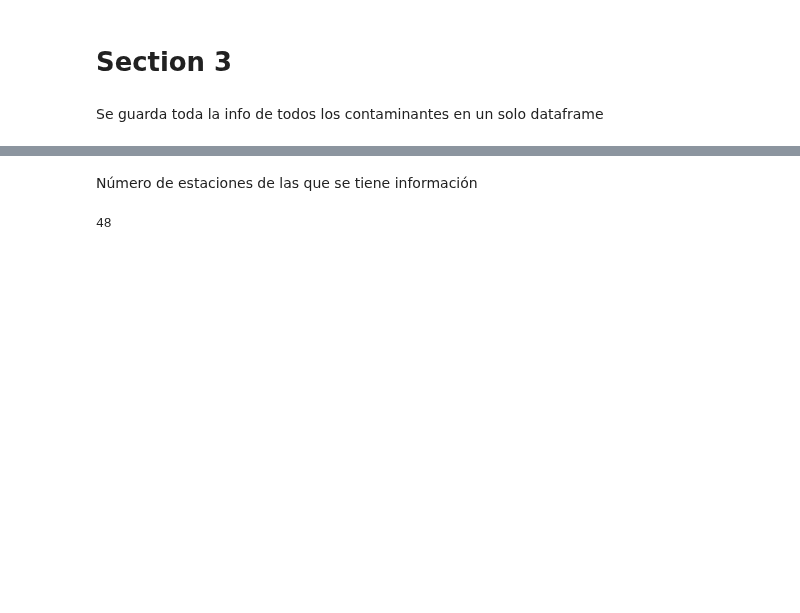
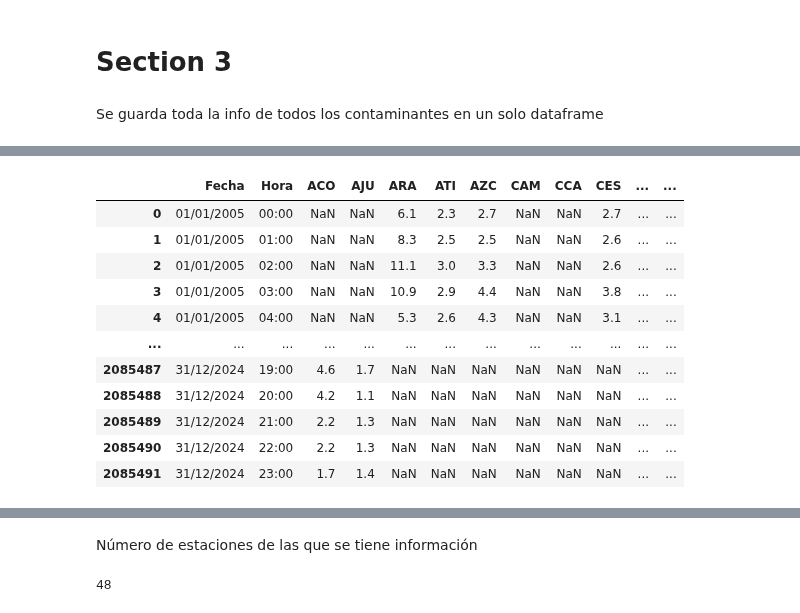
Before and after one commit to vlegaria/air_pollution, a Jupyter notebook: preprocessing_airpollution_data/correccion_archivos_aireSalud.ipynb, the cells around one changed output, grey strips where cells are left out. Saved outputs shown, nothing was run; the diff lists cells and outputs as text; code cells hidden in the pictures; blank space fills up the shorter version.

```diff
--- a/preprocessing_airpollution_data/correccion_archivos_aireSalud.ipynb
+++ b/preprocessing_airpollution_data/correccion_archivos_aireSalud.ipynb
@@ -12,7 +13,7 @@ Se crean las carpetas en blanco para guardar los nuevos archivos modificados
 # %%
 #Crear carpetas en blanco
 
-dir = "datos_Modificados"
+dir = "Datos_modificados"
 if not os.path.exists(dir):
     os.makedirs(dir)
 
@@ -21,8 +22,8 @@ for pollutant in pollutants:
     pollutant_path = os.path.join(dir, pollutant)
     print(pollutant_path)
     os.makedirs(pollutant_path)
-    year = 2024
-    for y in range(1):
+    year = 2005
+    for y in range(19):
         year_path = os.path.join(pollutant_path, str(year+y))
         os.makedirs(year_path)
         print(year, year_path, y)
@@ -82,9 +83,9 @@ def delete_rows(dir, new_dir, file_path):
 # %% [markdown]
 Se cambia el nombre de todos los archivos descargados (todos dicen Promedio_contaminanteX), por el nombre del contaminante_el mes_año
 # %%
-dir = "datos_Modificados/"
+dir = "Datos_modificados/"
 #dir = "Datos Aire y Salud/"
-new_dir = "datos_Modificados/"
+new_dir = "Datos_modificados/"
 
 
 for actual_folder, folders, files in os.walk(dir):
@@ -94,6 +95,7 @@ for actual_folder, folders, files in os.walk(dir):
             sub_folders = file_path.split("/")
             sub_folders = sub_folders[len(sub_folders)-1].split("\\")
             variable = sub_folders[len(sub_folders)-3]
+            variable = variable.replace(".","")
             year = sub_folders[len(sub_folders)-2]
             print(file_path, variable, year)
 
@@ -106,10 +108,12 @@ for actual_folder, folders, files in os.walk(dir):
                 new_path = new_path[0]
                 new_path = shutil.copy(file_path, new_path)
                 dataframe = pd.read_csv(new_path)
-            if file_name.startswith("Promedio"):
+            #if file_name.startswith("Promedio"):
+            if True:
                 months = {"01":"JAN", "02":"FEB", "03":"MAR", "04":"APR", "05":"MAY", "06":"JUN", "07":"JUL", "08":"AUG", "09":"SEP", "10":"OCT", "11":"NOV", "12":"DEC"}
+                dataframe['Fecha'] = dataframe['Fecha'].str.replace('-', '/')
                 date = dataframe.iloc[0].Fecha
-                num_month = date.split("-")
+                num_month = date.split("/")
                 month = months[num_month[1]]
 
                 new_name = os.path.join(new_dir,variable)
@@ -236,44 +214,43 @@ Se guarda toda la info de todos los contaminantes en un solo dataframe
 dir = "Archivos_contaminantes_juntas"
 dir2 = "Archivos_contaminantes_juntas2"
 #final_filename = "data_31May_2024_all_stations.csv"
-final_filename = "data_oct_dic_2024_all_stations.csv"
+#final_filename = "data_oct_dic_2024_all_stations.csv"
+final_filename = "data_2005_dic2024_all_stations.csv"
 if not os.path.exists(dir2):
     os.makedirs(dir2)
 
 files = os.listdir(dir)
 dataframes = []
 for file_name in files:
-    file_dir = os.path.join(dir, file_name)
-    df = pd.read_csv(file_dir, low_memory=False)
-    df.replace('nr', np.nan, inplace=True)
-    columns = df.columns
-    for column in columns:
-        if 'Unnamed' in column:
-            df = df.drop(column, axis=1)
-    df['Fecha'] = df['Fecha'].str.replace('/', '-')
-    df[['dia', 'mes', 'year']] = df['Fecha'].str.split('-', expand=True)     #separamos la fecha para poder unirla con la hora
-    df['Hora'] = df['Hora'].replace(24, 0)  #cambiamos las 24 horas por las 0 horas
-    # Convertir la columna 'horas' al formato de tiempo de Pandas
-    df['Hora'] = pd.to_datetime(df['Hora'], unit='h')
-    # Formatear la columna 'horas' en el formato deseado
-    df['Hora'] = df['Hora'].dt.strftime('%H:%M')
-    df["fecha_hora"] = df['year'] + "/"+df['mes'] +"/"+df["dia"]+" "+df["Hora"]
-    df= df.sort_values(by='fecha_hora')
+	file_dir = os.path.join(dir, file_name)
+	df = pd.read_csv(file_dir, low_memory=False)
+	df.replace('nr', np.nan, inplace=True)
+	columns = df.columns
+	for column in columns:
+		if 'Unnamed' in column:
+			df = df.drop(column, axis=1)
+	df['Fecha'] = df['Fecha'].str.replace('-', '/')
+	df[['dia', 'mes', 'year']] = df['Fecha'].str.split('/', expand=True)     #separamos la fecha para poder unirla con la hora
+	df['Hora'] = pd.to_datetime(df['Hora'], unit='h')
+	df['Hora'] = df['Hora'] - timedelta(hours=1)
+	# Formatear la columna 'horas' en el formato deseado
+	df['Hora'] = df['Hora'].dt.strftime('%H:%M')
+	df['fecha_hora'] = df["year"].astype(str) +"/"+ df["mes"].astype(str)+"/"+df["dia"].astype(str) + ' ' + df['Hora'].astype(str)
+	pollutant = file_name.split(".")[0]
+	df["pollutant"] = pollutant
+	columna_especifica="fecha_hora"
+	# Verificar si la columna tiene valores NaN
+	tiene_nan = df[columna_especifica].isnull().any()
+	# Mostrar el resultado
+	if tiene_nan:
+		print(f"{pollutant}. La columna '{columna_especifica}' tiene valores NaN.")
+	else:
+		print(f"{pollutant}. La columna '{columna_especifica}' no tiene valores NaN.")
 
-    df["pollutant"] = file_name.split(".")[0]
-    columna_especifica="fecha_hora"
-    # Verificar si la columna tiene valores NaN
-    tiene_nan = df[columna_especifica].isnull().any()
-
-    # Mostrar el resultado
-    if tiene_nan:
-        print(f"La columna '{columna_especifica}' tiene valores NaN.")
-    else:
-        print(f"La columna '{columna_especifica}' no tiene valores NaN.")
-
-    file_dir2 = os.path.join(dir2, file_name)
-    df.to_csv(file_dir2, index=False)
-    dataframes.append(df)
+	df.reset_index(drop=True, inplace=True)
+	file_dir2 = os.path.join(dir2, file_name)
+	df.to_csv(file_dir2, index=False)
+	dataframes.append(df)
 df_final = pd.concat(dataframes, ignore_index=False, sort=False)
 df_final.to_csv(final_filename, index=False)
 df = pd.read_csv(final_filename)
@@ -289,0 +276,12 @@ La columna 'fecha_hora' no tiene valores NaN.
+|  | Fecha | Hora | ACO | AJU | ARA | ATI | AZC | CAM | CCA | CES | ... | ... |
+| 0 | 01/01/2005 | 00:00 | NaN | NaN | 6.1 | 2.3 | 2.7 | NaN | NaN | 2.7 | ... | ... |
+| 1 | 01/01/2005 | 01:00 | NaN | NaN | 8.3 | 2.5 | 2.5 | NaN | NaN | 2.6 | ... | ... |
+| 2 | 01/01/2005 | 02:00 | NaN | NaN | 11.1 | 3.0 | 3.3 | NaN | NaN | 2.6 | ... | ... |
+| 3 | 01/01/2005 | 03:00 | NaN | NaN | 10.9 | 2.9 | 4.4 | NaN | NaN | 3.8 | ... | ... |
+| 4 | 01/01/2005 | 04:00 | NaN | NaN | 5.3 | 2.6 | 4.3 | NaN | NaN | 3.1 | ... | ... |
+| ... | ... | ... | ... | ... | ... | ... | ... | ... | ... | ... | ... | ... |
+| 2085487 | 31/12/2024 | 19:00 | 4.6 | 1.7 | NaN | NaN | NaN | NaN | NaN | NaN | ... | ... |
+| 2085488 | 31/12/2024 | 20:00 | 4.2 | 1.1 | NaN | NaN | NaN | NaN | NaN | NaN | ... | ... |
+| 2085489 | 31/12/2024 | 21:00 | 2.2 | 1.3 | NaN | NaN | NaN | NaN | NaN | NaN | ... | ... |
+| 2085490 | 31/12/2024 | 22:00 | 2.2 | 1.3 | NaN | NaN | NaN | NaN | NaN | NaN | ... | ... |
+| 2085491 | 31/12/2024 | 23:00 | 1.7 | 1.4 | NaN | NaN | NaN | NaN | NaN | NaN | ... | ... |
```
Also changed, not shown: parts of 10 cells of this notebook, 1 other file.
